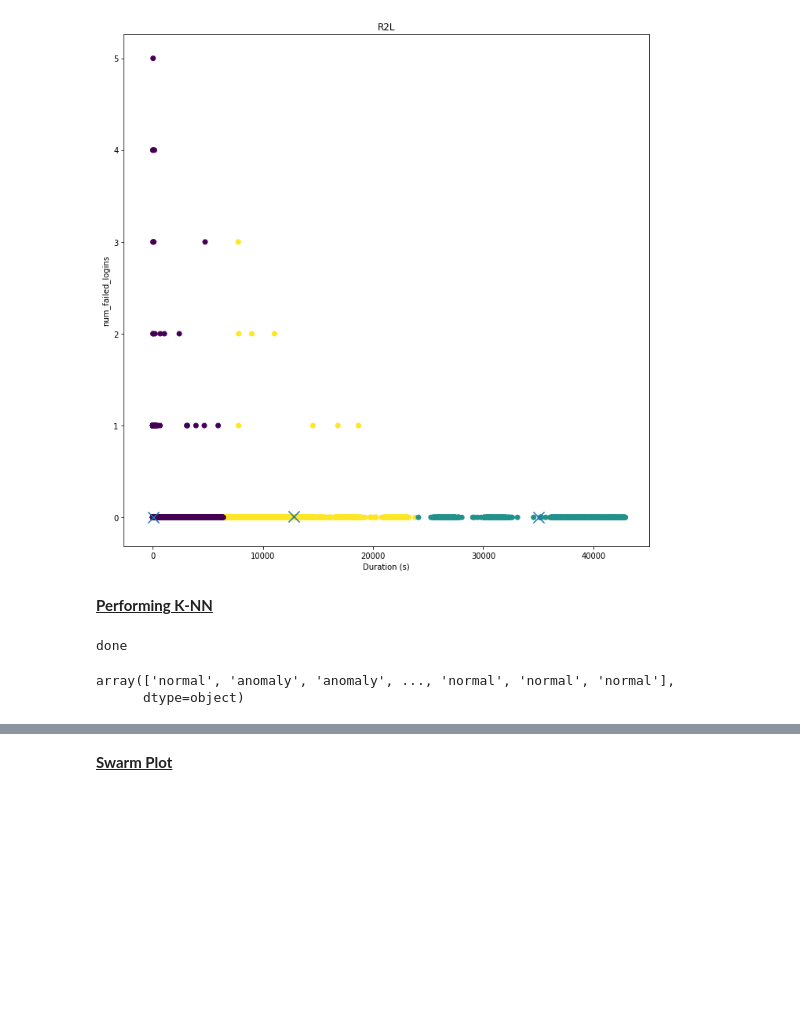
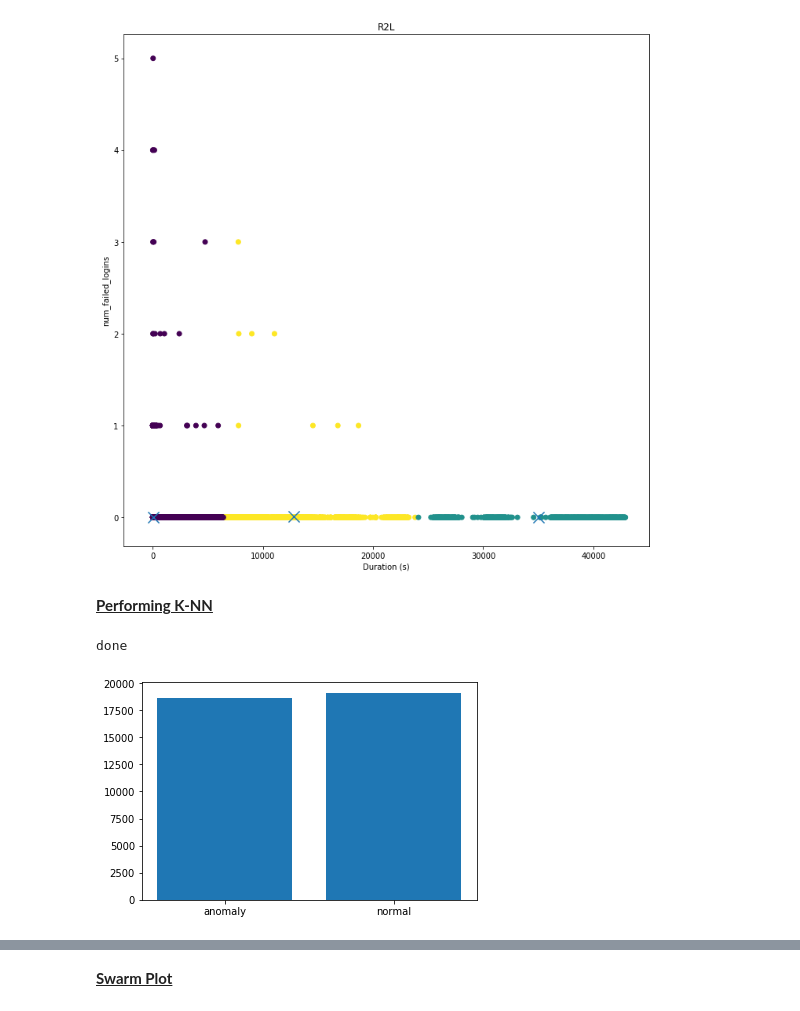
Before and after one commit to BaiKongQue/CSCI-191T_Security_Group, a Jupyter notebook: Security Group Project.ipynb, the cells around one changed output, grey strips where cells are left out. Cells and saved outputs as stored; diff of their text form; code cells hidden in the pictures; blank space fills up the shorter version.

```diff
--- a/Security Group Project.ipynb
+++ b/Security Group Project.ipynb
@@ -152,8 +153,9 @@ knn = k_nn(kddDF[['duration', 'Class', 'src_bytes']], "duration", "Class", "K-Ne
 print("done")
 # %% [output]
 done
-# %%
-knn
-# %% [output]
-array(['normal', 'anomaly', 'anomaly', ..., 'normal', 'normal', 'normal'],
-      dtype=object)
+# %%
+label, count = np.unique(knn, return_counts=True)
+plt.bar(label, count)
+plt.show()
+# %% [output]
+[figure, added]
```
Also changed, not shown: parts of 4 cells of this notebook.
